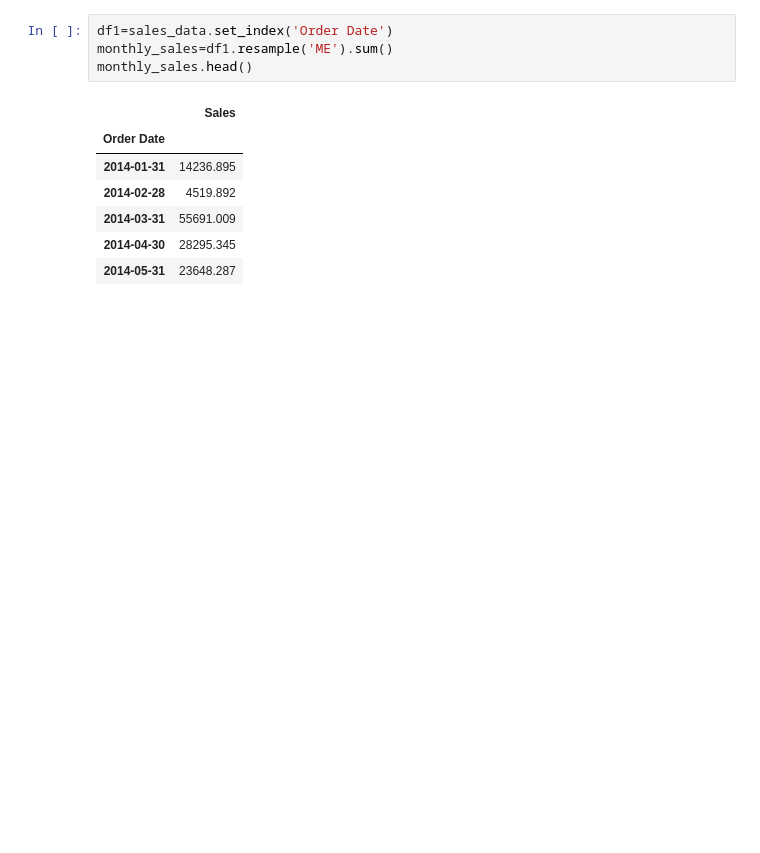
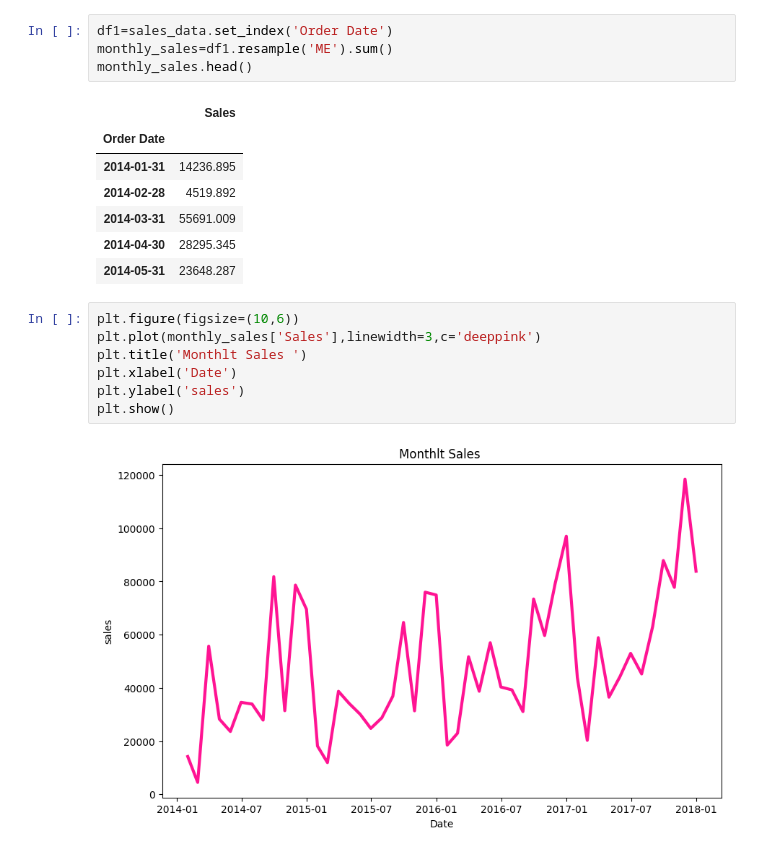
Before and after one commit to shovo896/ML_Models-, a Jupyter notebook: srima.ipynb, the cells around one changed output. Cells and saved outputs as stored; diff of their text form; blank space fills up the shorter version.

```diff
--- a/srima.ipynb
+++ b/srima.ipynb
@@ -38,3 +38,12 @@ monthly_sales.head()
 | 2014-03-31 | 55691.009 |
 | 2014-04-30 | 28295.345 |
 | 2014-05-31 | 23648.287 |
+# %%
+plt.figure(figsize=(10,6))
+plt.plot(monthly_sales['Sales'],linewidth=3,c='deeppink')
+plt.title('Monthlt Sales ')
+plt.xlabel('Date')
+plt.ylabel('sales')
+plt.show()
+# %% [output]
+[figure, added]
```
